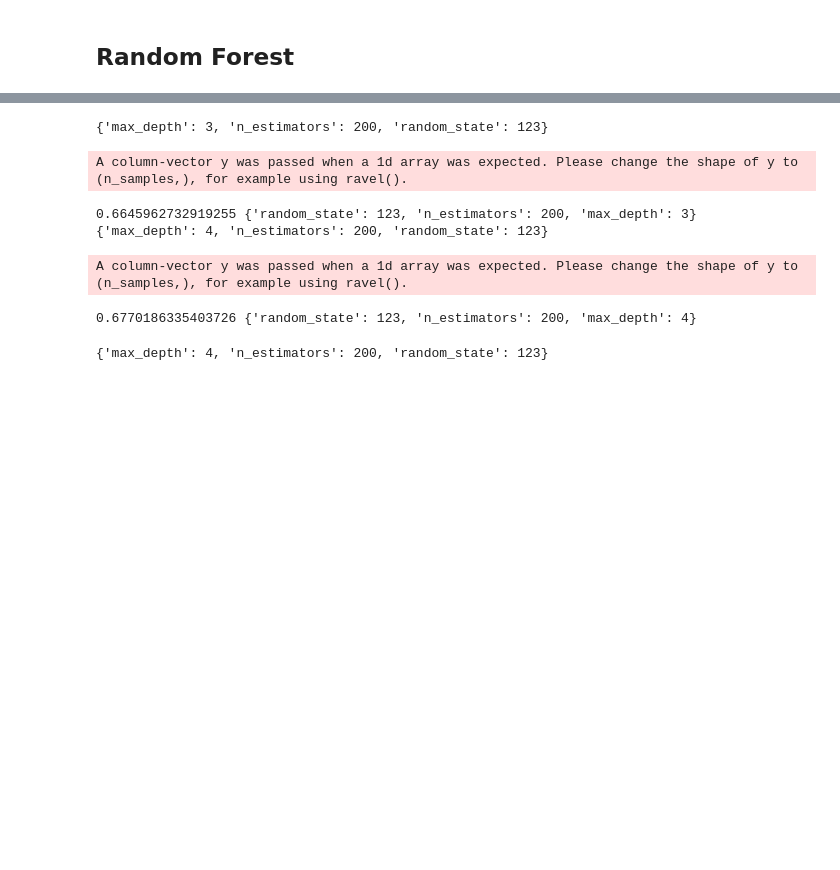
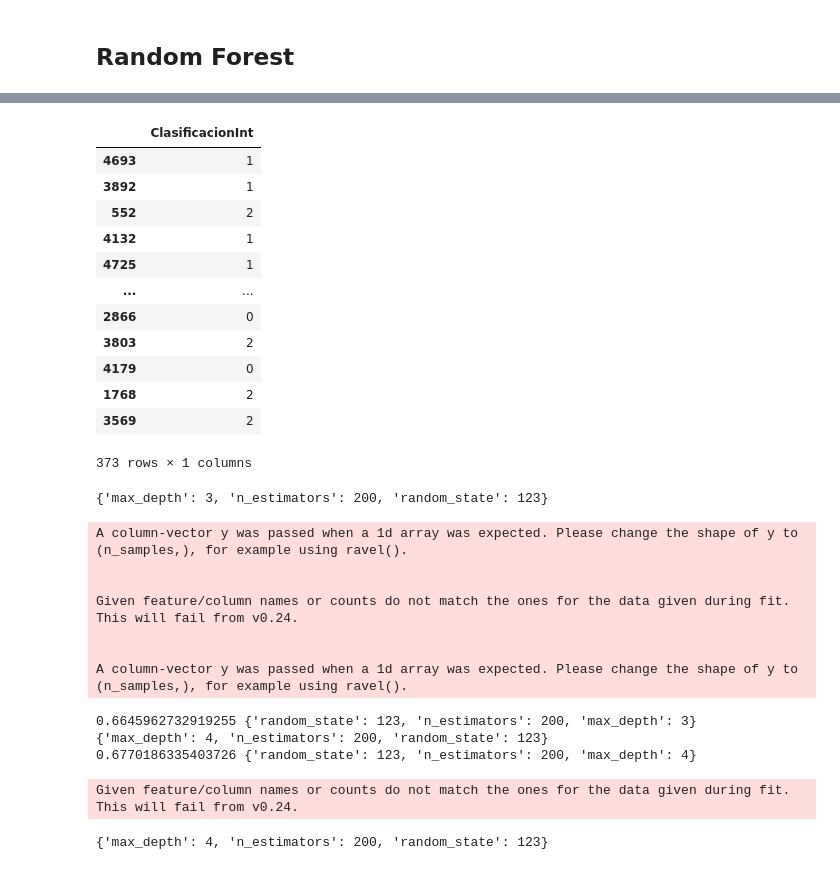
Before and after one commit to cvillarr123/marketingKPI, a Jupyter notebook: PROYECTO.ipynb, the cells around one changed output, grey strips where cells are left out. Saved outputs shown, nothing was run; the diff lists cells and outputs as text; code cells hidden in the pictures; blank space fills up the shorter version.

```diff
--- a/PROYECTO.ipynb
+++ b/PROYECTO.ipynb
@@ -437,3 +441,19 @@ X_train.head()
 | 552 | link | male | 55-64 | 262 | 4 | 0.54 | 2.06 | 1.526718 | ... |
 | 4132 | link | male | 18-24 | 2558 | 12 | 2.87 | 1.12 | 0.469116 | ... |
 | 4725 | link | female | 45-54 | 267 | 1 | 1.74 | 6.52 | 0.374532 | ... |
+# %%
+y_train
+# %% [output]
+|  | ClasificacionInt |
+| 4693 | 1 |
+| 3892 | 1 |
+| 552 | 2 |
+| 4132 | 1 |
+| 4725 | 1 |
+| ... | ... |
+| 2866 | 0 |
+| 3803 | 2 |
+| 4179 | 0 |
+| 1768 | 2 |
+| 3569 | 2 |
+373 rows × 1 columns
@@ -441,6 +465,7 @@ X_train.head()
 grid = {'n_estimators' : [200], 'max_depth' : [3,4] , 'random_state' : [123]}
 # %%
 test_scores = []
+#
 for g in ParameterGrid(grid) :
   print(g)
   model.set_params(**g)
@@ -448,7 +473,7 @@ for g in ParameterGrid(grid) :
                   ('regLog', model)])
 
 
-  reglog.fit(X_train, y_train)
+  reglog.fit(X_train_cp, y_train)
 
   test_scores.append(reglog.score(X_test,y_test))
 
@@ -457,10 +482,16 @@ for g in ParameterGrid(grid) :
 # %% [output]
 {'max_depth': 3, 'n_estimators': 200, 'random_state': 123}
 A column-vector y was passed when a 1d array was expected. Please change the shape of y to (n_samples,), for example using ravel().
+
+
+Given feature/column names or counts do not match the ones for the data given during fit. This will fail from v0.24.
+
+
+A column-vector y was passed when a 1d array was expected. Please change the shape of y to (n_samples,), for example using ravel().
 0.6645962732919255 {'random_state': 123, 'n_estimators': 200, 'max_depth': 3}
 {'max_depth': 4, 'n_estimators': 200, 'random_state': 123}
+0.6770186335403726 {'random_state': 123, 'n_estimators': 200, 'max_depth': 4}
-A column-vector y was passed when a 1d array was expected. Please change the shape of y to (n_samples,), for example using ravel().
+Given feature/column names or counts do not match the ones for the data given during fit. This will fail from v0.24.
-0.6770186335403726 {'random_state': 123, 'n_estimators': 200, 'max_depth': 4}
 # %%
 ParameterGrid(grid)[best_idx]
 # %% [output]
```
Also changed, not shown: parts of 37 cells of this notebook.
